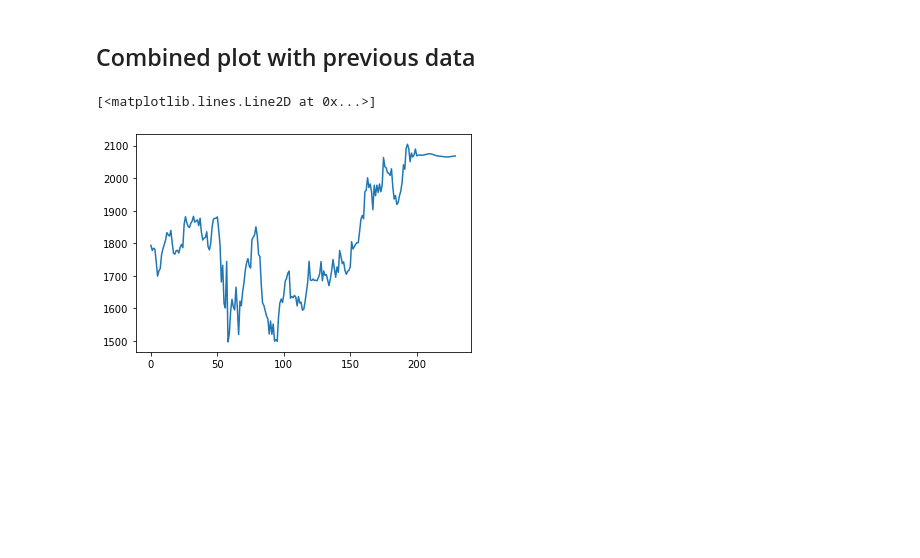
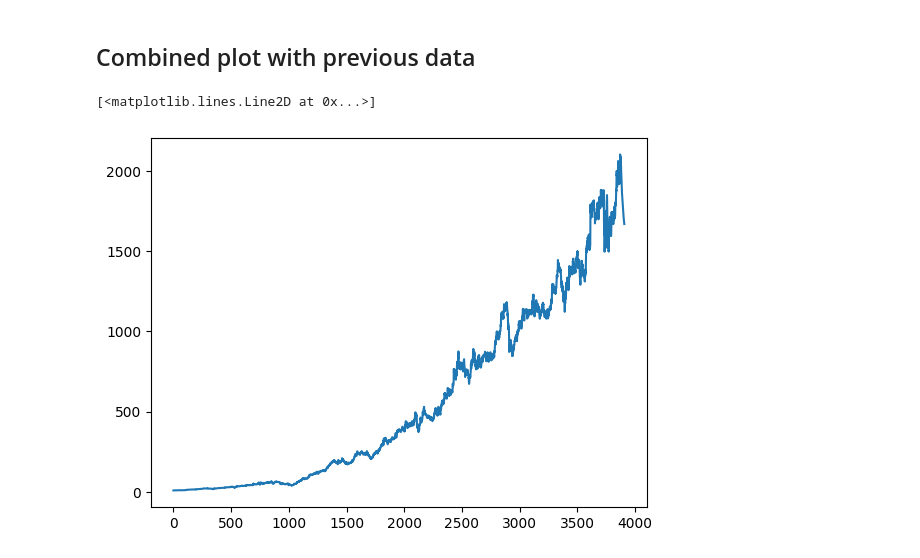
Before and after one commit to Omkar-Jadhav/Share-price-prediction, a Jupyter notebook: Share Price prediction - Master.ipynb, the cells around one changed output. Saved outputs shown, nothing was run; the diff lists cells and outputs as text; code cells hidden in the pictures; blank space fills up the shorter version.

```diff
--- a/Share Price prediction - Master.ipynb
+++ b/Share Price prediction - Master.ipynb
@@ -94,7 +139,7 @@ model.save("my_model.model",save_format="h5")
 # %% [markdown]
 # Importing saved model
 # %%
-model = load_model('my_model.h5')
+model = load_model('/content/my_model.model')
 # %% [markdown]
 # Validation
 # %%
@@ -118,7 +168,7 @@ Train_RMSE,Test_RMSE
 # %%
 dates=np.array(df.index)
 plt.figure(figsize=(16,6))
-look_back=100
+look_back=timestep
 # Shift train predictions for plotting
 trainplot=np.empty_like(df2)
 trainplot[:, :] =np.nan
@@ -171,7 +221,7 @@ The shape of X_test 3775
 # %% [markdown]
 # Prediciton
 # %%
-x_input=training_data[len(training_data)-100:].reshape(-1,1) #Taking previous day 100 data
+x_input=training_data[len(training_data)-look_back:].reshape(-1,1) #Taking previous day 100 data
 temp_input=list(x_input)
 x_input.shape
 # %% [output]
@@ -179,10 +229,10 @@ x_input.shape
 # %%
 from numpy import array
 lst_output=[] #empty list
-n_steps =100
+n_steps =look_back
 i=0
 while (i<30):
-    if(len(temp_input)>100):
+    if(len(temp_input)>look_back):
         #print(temp_input)
         x_input=np.array(temp_input[1:])   #gets prev 100 day data from latest(updated) temp_input
         #print("{} day input {}".format(i,x_input))
@@ -248,7 +303,7 @@ plt.show()
 # %%
 df3=df2.tolist()
 df3.extend(lst_output)
-plt.plot(sc.inverse_transform(df3[len(df2)-200:]))
+plt.plot(sc.inverse_transform(df3[0:]))
 # %% [output]
 [<matplotlib.lines.Line2D at 0x...>]
-[figure, old version]
+[figure, new version]
```
Also changed, not shown: parts of 12 cells of this notebook.
